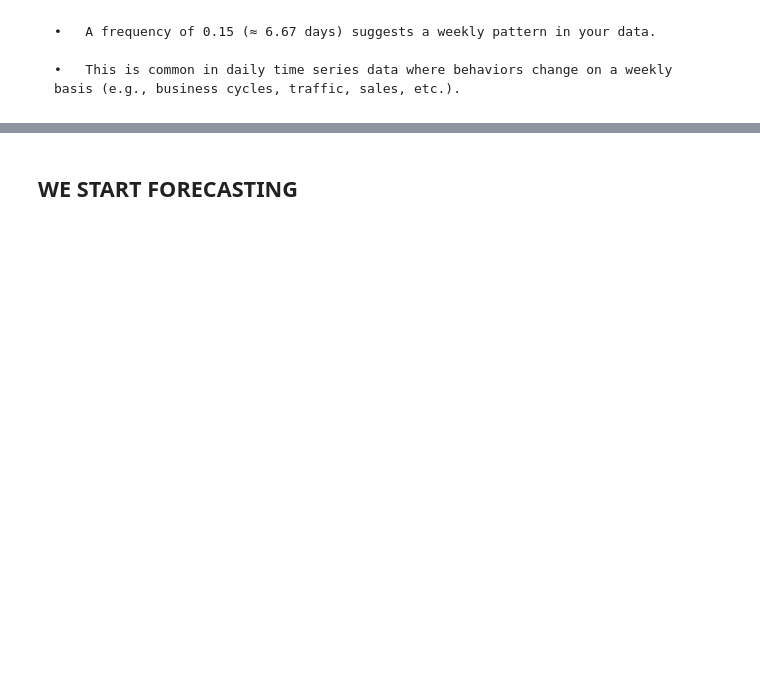
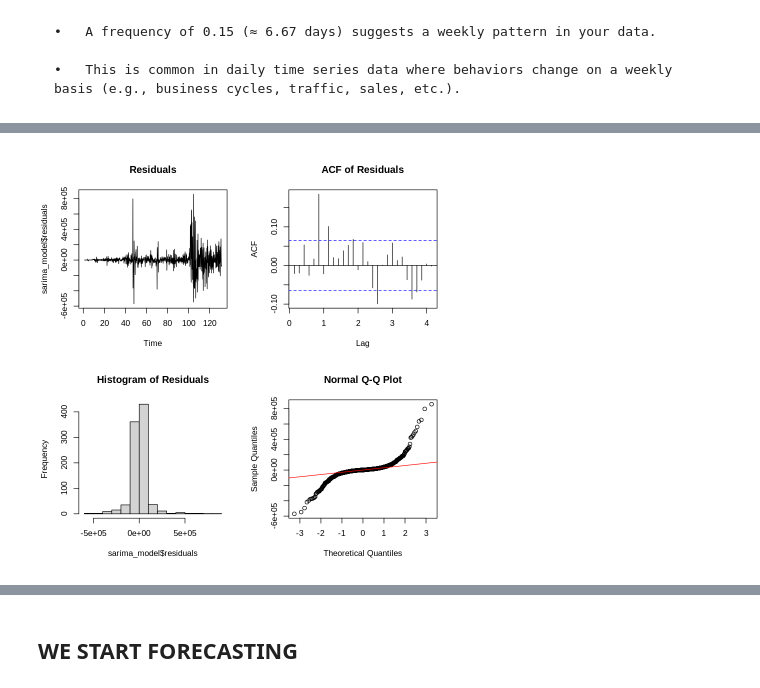
Before and after one commit to BadriAmouri/covid19-time-series-forecasting, a Jupyter notebook: Individual_Project_Time_Series_Badri_Amouri.ipynb, the cells around one changed output, grey strips where cells are left out. Drawn from its saved outputs; the diff is of its cells as text; code cells hidden in the pictures; blank space fills up the shorter version.

```diff
--- a/Individual_Project_Time_Series_Badri_Amouri.ipynb
+++ b/Individual_Project_Time_Series_Badri_Amouri.ipynb
@@ -508,0 +764,7 @@ NOW WE WILL APPLY A SARIMA MODEL
+# %%
+train_tss <- ts(train_ts, frequency = 7)  # Ensure proper format
+# %%
+sarima_model <- Arima(train_tss,
+                      order = c(2,1,2),
+                      seasonal = c(1,1,1),
+                      include.constant = FALSE)
@@ -508,0 +806,9 @@ NOW WE WILL APPLY A SARIMA MODEL
+# %%
+par(mfrow = c(2,2))
+plot(sarima_model$residuals, main="Residuals")
+acf(sarima_model$residuals, main="ACF of Residuals")
+hist(sarima_model$residuals, main="Histogram of Residuals", breaks=20)
+qqnorm(sarima_model$residuals); qqline(sarima_model$residuals, col="red")
+par(mfrow = c(1,1))
+# %% [output]
+[figure, added]
```
Also changed, not shown: parts of 88 cells of this notebook.
